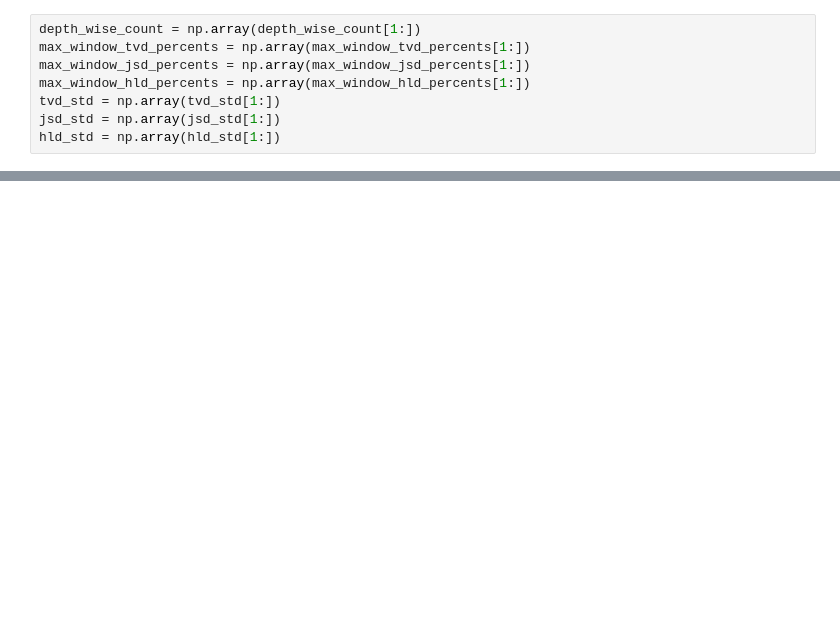
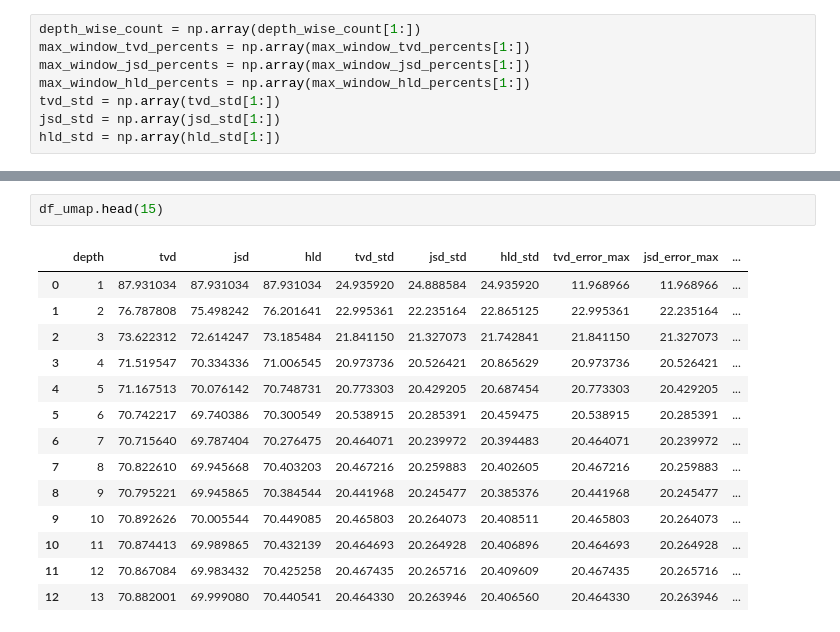
Before and after one commit to HAAIL/science-impacts-industry, a Jupyter notebook: Context Analysis.ipynb, the cells around one changed output, grey strips where cells are left out. Drawn from its saved outputs; the diff is of its cells as text; blank space fills up the shorter version.

```diff
--- a/Context Analysis.ipynb
+++ b/Context Analysis.ipynb
@@ -315,0 +422,17 @@ plt.show()
+# %%
+df_umap.head(15)
+# %% [output]
+|  | depth | tvd | jsd | hld | tvd_std | jsd_std | hld_std | tvd_error_max | jsd_error_max | ... |
+| 0 | 1 | 87.931034 | 87.931034 | 87.931034 | 24.935920 | 24.888584 | 24.935920 | 11.968966 | 11.968966 | ... |
+| 1 | 2 | 76.787808 | 75.498242 | 76.201641 | 22.995361 | 22.235164 | 22.865125 | 22.995361 | 22.235164 | ... |
+| 2 | 3 | 73.622312 | 72.614247 | 73.185484 | 21.841150 | 21.327073 | 21.742841 | 21.841150 | 21.327073 | ... |
+| 3 | 4 | 71.519547 | 70.334336 | 71.006545 | 20.973736 | 20.526421 | 20.865629 | 20.973736 | 20.526421 | ... |
+| 4 | 5 | 71.167513 | 70.076142 | 70.748731 | 20.773303 | 20.429205 | 20.687454 | 20.773303 | 20.429205 | ... |
+| 5 | 6 | 70.742217 | 69.740386 | 70.300549 | 20.538915 | 20.285391 | 20.459475 | 20.538915 | 20.285391 | ... |
+| 6 | 7 | 70.715640 | 69.787404 | 70.276475 | 20.464071 | 20.239972 | 20.394483 | 20.464071 | 20.239972 | ... |
+| 7 | 8 | 70.822610 | 69.945668 | 70.403203 | 20.467216 | 20.259883 | 20.402605 | 20.467216 | 20.259883 | ... |
+| 8 | 9 | 70.795221 | 69.945865 | 70.384544 | 20.441968 | 20.245477 | 20.385376 | 20.441968 | 20.245477 | ... |
+| 9 | 10 | 70.892626 | 70.005544 | 70.449085 | 20.465803 | 20.264073 | 20.408511 | 20.465803 | 20.264073 | ... |
+| 10 | 11 | 70.874413 | 69.989865 | 70.432139 | 20.464693 | 20.264928 | 20.406896 | 20.464693 | 20.264928 | ... |
+| 11 | 12 | 70.867084 | 69.983432 | 70.425258 | 20.467435 | 20.265716 | 20.409609 | 20.467435 | 20.265716 | ... |
+| 12 | 13 | 70.882001 | 69.999080 | 70.440541 | 20.464330 | 20.263946 | 20.406560 | 20.464330 | 20.263946 | ... |
```
Also changed, not shown: parts of 15 cells of this notebook.
